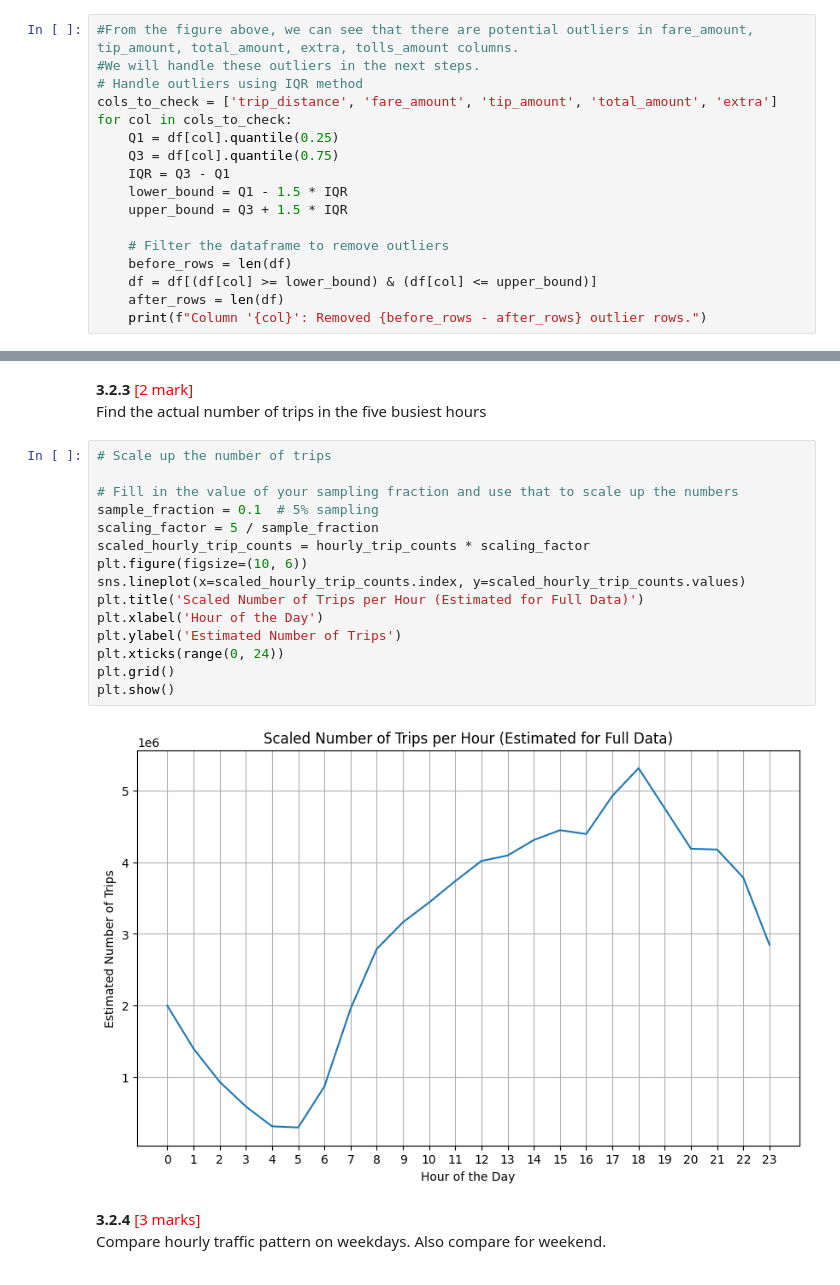
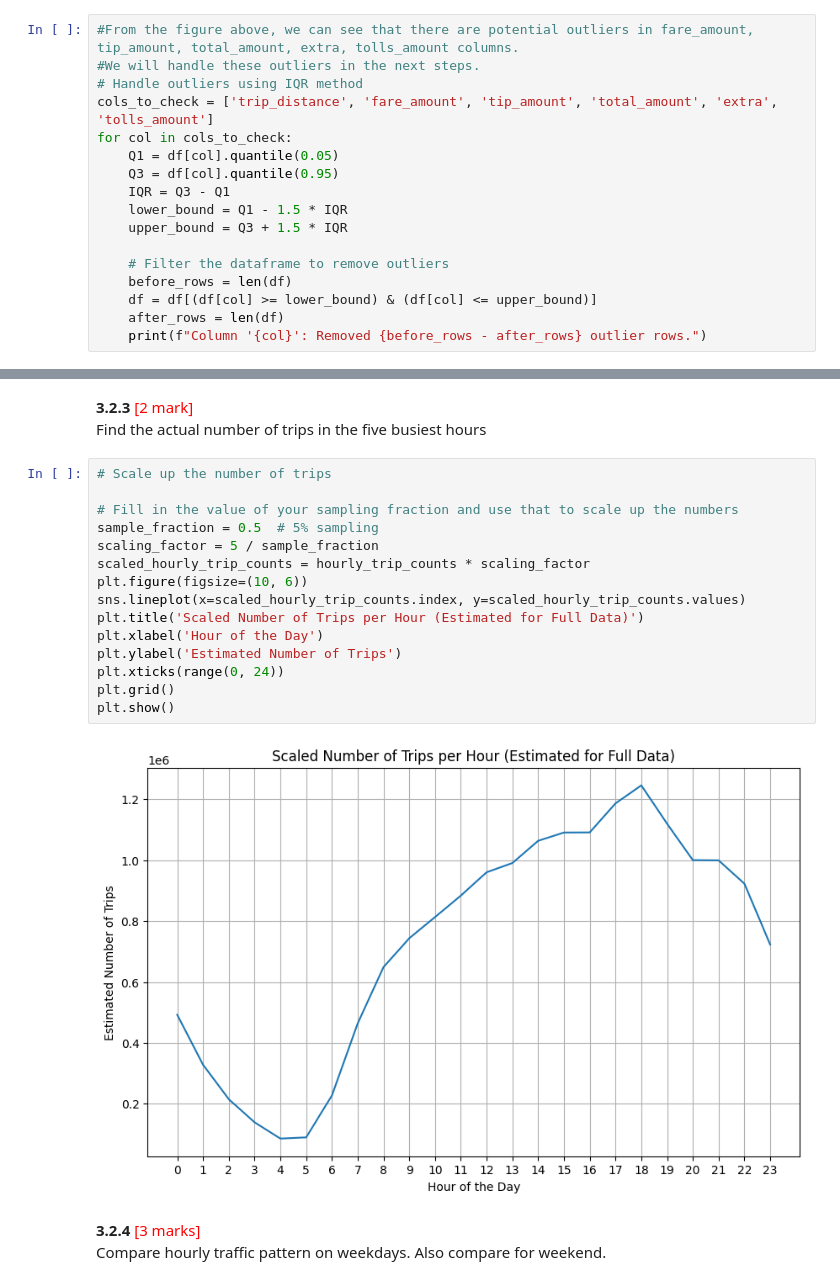
Before and after one commit to kumarsirish/IIITB, a Jupyter notebook: EDA/notebook_NYC_Taxi/EDA_Assg_NYC_Taxi_Starter.ipynb, the cells around one changed output, grey strips where cells are left out. Cells and saved outputs as stored; diff of their text form.

```diff
--- a/EDA/notebook_NYC_Taxi/EDA_Assg_NYC_Taxi_Starter.ipynb
+++ b/EDA/notebook_NYC_Taxi/EDA_Assg_NYC_Taxi_Starter.ipynb
@@ -665,10 +665,10 @@ plt.show()
 #From the figure above, we can see that there are potential outliers in fare_amount, tip_amount, total_amount, extra, tolls_amount columns.
 #We will handle these outliers in the next steps.
 # Handle outliers using IQR method
-cols_to_check = ['trip_distance', 'fare_amount', 'tip_amount', 'total_amount', 'extra']
+cols_to_check = ['trip_distance', 'fare_amount', 'tip_amount', 'total_amount', 'extra', 'tolls_amount']
 for col in cols_to_check:
-    Q1 = df[col].quantile(0.25)
-    Q3 = df[col].quantile(0.75)
+    Q1 = df[col].quantile(0.05)
+    Q3 = df[col].quantile(0.95)
     IQR = Q3 - Q1
     lower_bound = Q1 - 1.5 * IQR
     upper_bound = Q3 + 1.5 * IQR
@@ -1409,20 +1410,20 @@ Find the actual number of trips in the five busiest hours
 # %%
 # Scale up the number of trips
 
 # Fill in the value of your sampling fraction and use that to scale up the numbers
-sample_fraction = 0.1  # 5% sampling
+sample_fraction = 0.5  # 5% sampling
 scaling_factor = 5 / sample_fraction
 scaled_hourly_trip_counts = hourly_trip_counts * scaling_factor
 plt.figure(figsize=(10, 6))
 sns.lineplot(x=scaled_hourly_trip_counts.index, y=scaled_hourly_trip_counts.values)
 plt.title('Scaled Number of Trips per Hour (Estimated for Full Data)')
 plt.xlabel('Hour of the Day')
 plt.ylabel('Estimated Number of Trips')
 plt.xticks(range(0, 24))
 plt.grid()
 plt.show()
 # %% [output]
-[figure, old version]
+[figure, new version]
 # %% [markdown]
 **3.2.4** <font color = red>[3 marks]</font> <br>
 Compare hourly traffic pattern on weekdays. Also compare for weekend.
```
Also changed, not shown: parts of 36 cells of this notebook.
